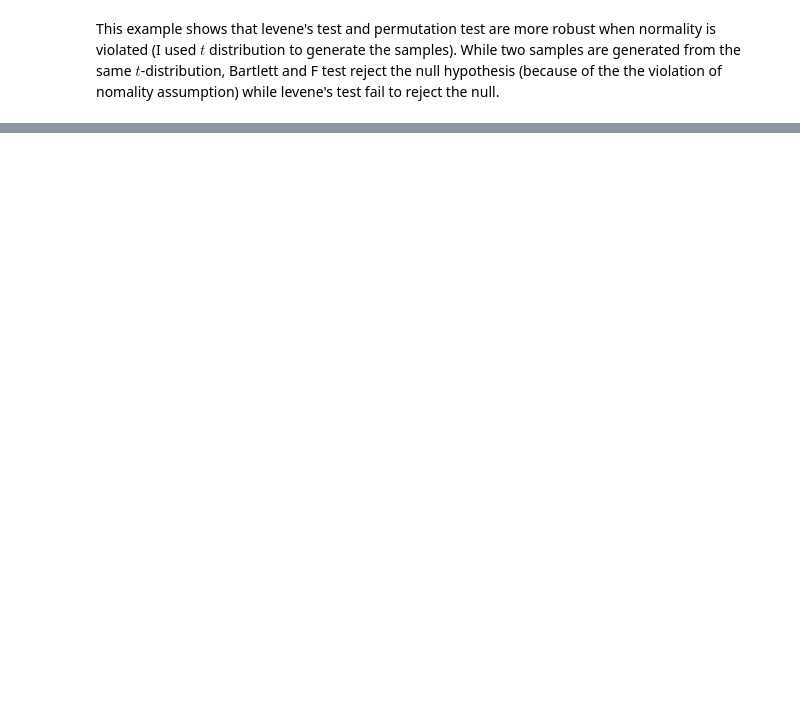
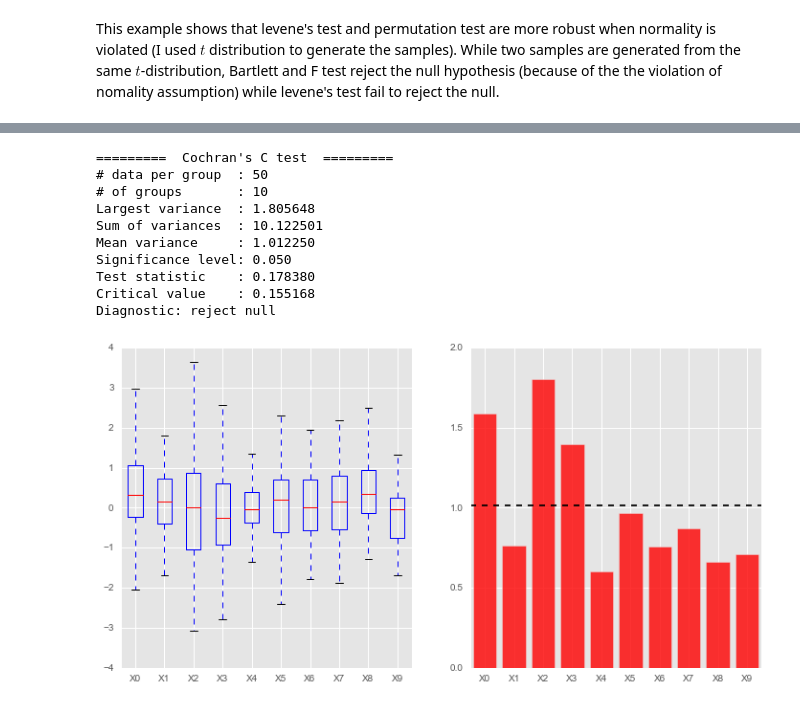
Before and after one commit to chaovite/hypotest, a Jupyter notebook: hypotests_equal_variance.ipynb, the cells around one changed output, grey strips where cells are left out. Cells and saved outputs as stored; diff of their text form; code cells hidden in the pictures; blank space fills up the shorter version.

```diff
--- a/hypotests_equal_variance.ipynb
+++ b/hypotests_equal_variance.ipynb
@@ -155,0 +182,22 @@ This example shows that levene's test and permutation test are more robust when
+# %%
+n = 50
+k = 10
+samples = []
+scales = stats.uniform.rvs(loc=0.8, scale=0.5, size=k)
+
+for i in range(k):
+    samples.append(stats.norm.rvs(scale=scales[i],size = n))
+
+_ =cochranC(*samples,alpha=0.05, plot=True)
+# %% [output]
+=========  Cochran's C test  =========
+# data per group  : 50
+# of groups       : 10
+Largest variance  : 1.805648
+Sum of variances  : 10.122501
+Mean variance     : 1.012250
+Significance level: 0.050
+Test statistic    : 0.178380
+Critical value    : 0.155168
+Diagnostic: reject null
+[figure, added]
```
Also changed, not shown: parts of 4 cells of this notebook, 1 other file.
